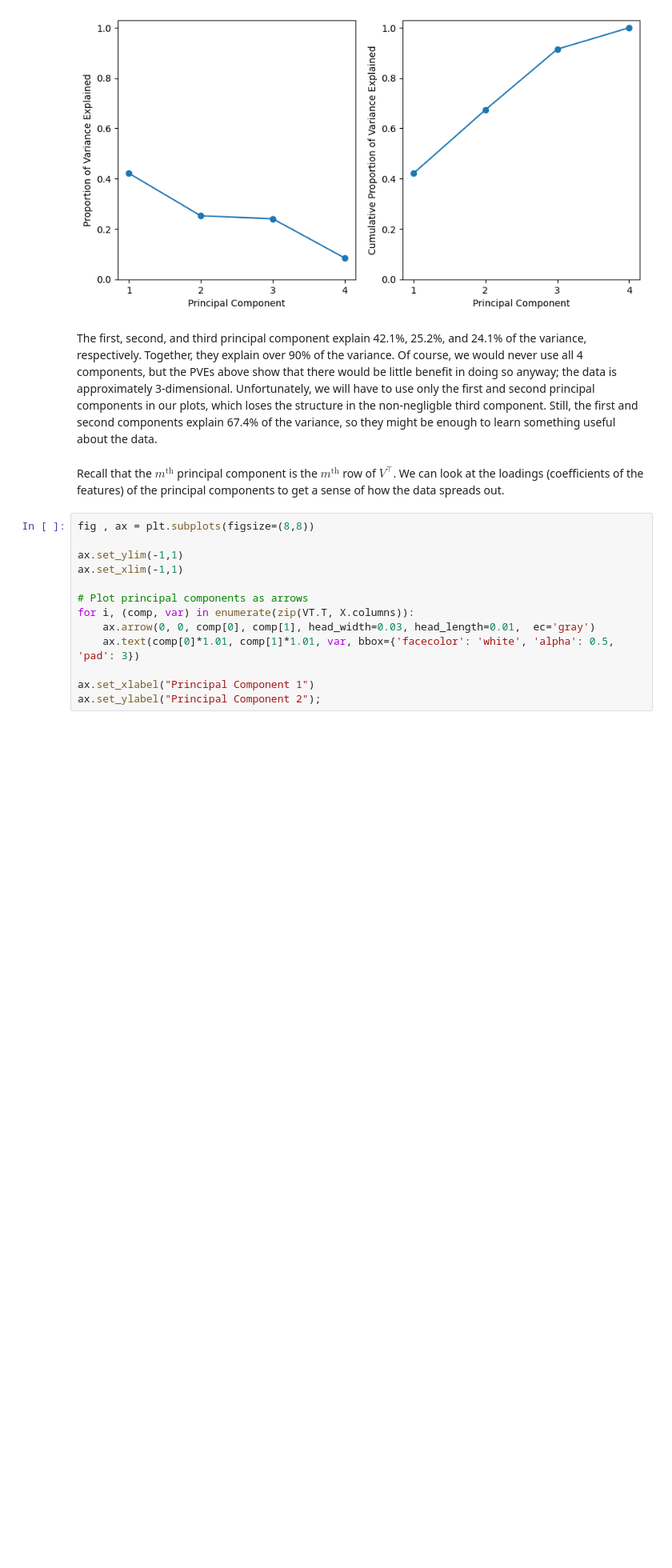
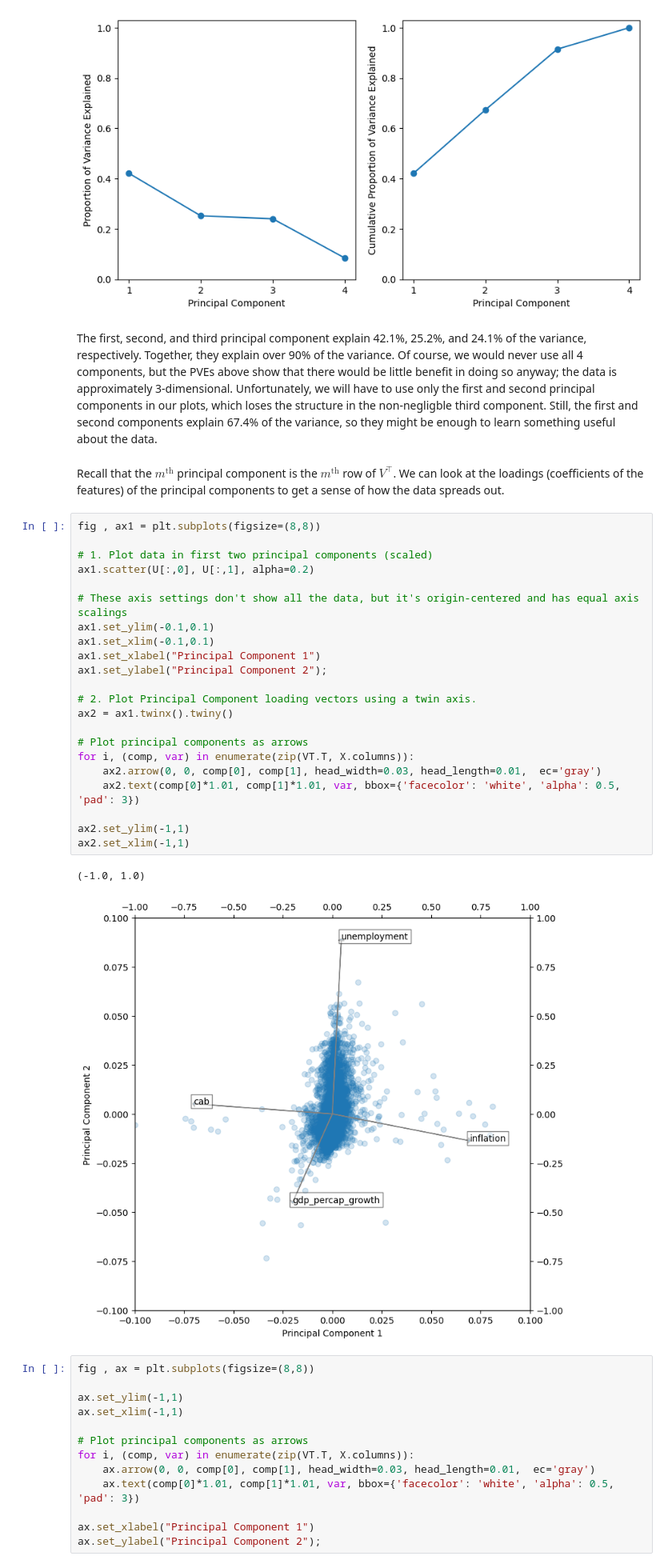
Before and after one commit to senaisle/DATA-5322, a Jupyter notebook: 4. Unsupervised Learning/unsupervised_learning.ipynb, the cells around one changed output. Shown at 80% size. Cells and saved outputs as stored; diff of their text form; blank space fills up the shorter version.

Commit message:
revision (SVD citations, included data in loadings plot)

```diff
--- a/4. Unsupervised Learning/unsupervised_learning.ipynb
+++ b/4. Unsupervised Learning/unsupervised_learning.ipynb
@@ -314,6 +314,31 @@ ax[1].set_xticks([1, 2, 3, 4]);
 The first, second, and third principal component explain 42.1%, 25.2%, and 24.1% of the variance, respectively. Together, they explain over 90% of the variance. Of course, we would never use all 4 components, but the PVEs above show that there would be little benefit in doing so anyway; the data is approximately 3-dimensional. Unfortunately, we will have to use only the first and second principal components in our plots, which loses the structure in the non-negligble third component. Still, the first and second components explain 67.4% of the variance, so they might be enough to learn something useful about the data.
 # %% [markdown]
 Recall that the $m^{\text{th}}$ principal component is the $m^{\text{th}}$ row of $V^\top$. We can look at the loadings (coefficients of the features) of the principal components to get a sense of how the data spreads out.
+# %%
+fig , ax1 = plt.subplots(figsize=(8,8))
+
+# 1. Plot data in first two principal components (scaled)
+ax1.scatter(U[:,0], U[:,1], alpha=0.2)
+
+# These axis settings don't show all the data, but it's origin-centered and has equal axis scalings
+ax1.set_ylim(-0.1,0.1)
+ax1.set_xlim(-0.1,0.1)
+ax1.set_xlabel("Principal Component 1")
+ax1.set_ylabel("Principal Component 2");
+
+# 2. Plot Principal Component loading vectors using a twin axis.
+ax2 = ax1.twinx().twiny()
+
+# Plot principal components as arrows
+for i, (comp, var) in enumerate(zip(VT.T, X.columns)):
+    ax2.arrow(0, 0, comp[0], comp[1], head_width=0.03, head_length=0.01,  ec='gray')
+    ax2.text(comp[0]*1.01, comp[1]*1.01, var, bbox={'facecolor': 'white', 'alpha': 0.5, 'pad': 3})
+
+ax2.set_ylim(-1,1)
+ax2.set_xlim(-1,1)
+# %% [output]
+(-1.0, 1.0)
+[figure, added]
 # %%
 fig , ax = plt.subplots(figsize=(8,8))
 
```
Also changed, not shown: parts of 1 cell of this notebook.
